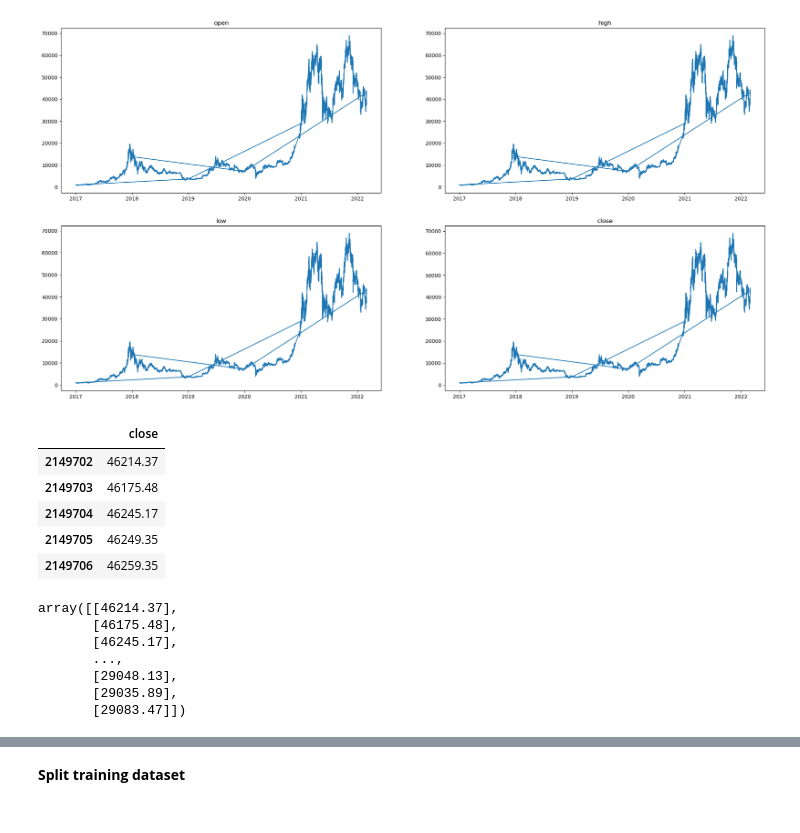
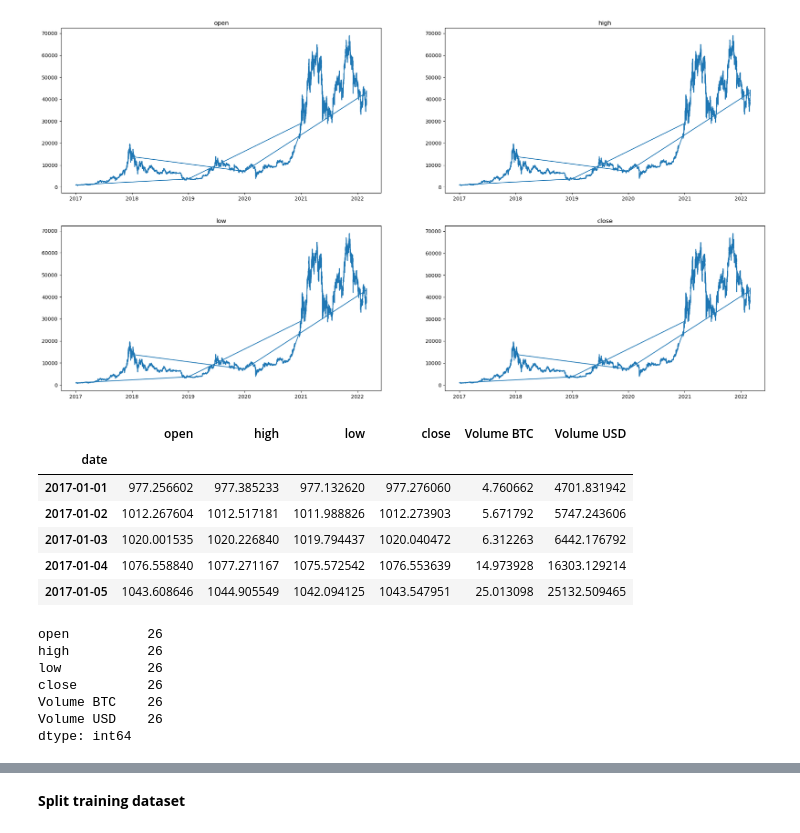
Before and after one commit to Bikram48/BitcoinPredictor, a Jupyter notebook: Bitcoin Price Prediction.ipynb, the cells around one changed output, grey strips where cells are left out. Cells and saved outputs as stored; diff of their text form; code cells hidden in the pictures.

Commit message:
reduce - the size of the data by getting the mean of daily close price and then predict with lstm

```diff
--- a/Bitcoin Price Prediction.ipynb
+++ b/Bitcoin Price Prediction.ipynb
@@ -594,24 +594,24 @@ for index,col in enumerate(['open', 'high', 'low', 'close'],1):
     plt.title(col)
 # %% [output]
 [figure]
-# %%
-close_df = df_2021.filter(["close"])
-close_df.head()
-# %% [output]
-|  | close |
-| 2149702 | 46214.37 |
-| 2149703 | 46175.48 |
-| 2149704 | 46245.17 |
-| 2149705 | 46249.35 |
-| 2149706 | 46259.35 |
-# %%
-close_df = close_df.values
-close_df
-# %% [output]
-array([[46214.37],
-       [46175.48],
-       [46245.17],
-       ...,
-       [29048.13],
-       [29035.89],
-       [29083.47]])
+# %%
+df_daily = df.resample("D", on="date").mean(numeric_only=True)
+df_daily.head()
+# %% [output]
+|  | open | high | low | close | Volume BTC | Volume USD |
+| date |  |  |  |  |  |  |
+| 2017-01-01 | 977.256602 | 977.385233 | 977.132620 | 977.276060 | 4.760662 | 4701.831942 |
+| 2017-01-02 | 1012.267604 | 1012.517181 | 1011.988826 | 1012.273903 | 5.671792 | 5747.243606 |
+| 2017-01-03 | 1020.001535 | 1020.226840 | 1019.794437 | 1020.040472 | 6.312263 | 6442.176792 |
+| 2017-01-04 | 1076.558840 | 1077.271167 | 1075.572542 | 1076.553639 | 14.973928 | 16303.129214 |
+| 2017-01-05 | 1043.608646 | 1044.905549 | 1042.094125 | 1043.547951 | 25.013098 | 25132.509465 |
+# %%
+df_daily.isnull().sum()
+# %% [output]
+open          26
+high          26
+low           26
+close         26
+Volume BTC    26
+Volume USD    26
+dtype: int64
```
Also changed, not shown: parts of 17 cells of this notebook.
